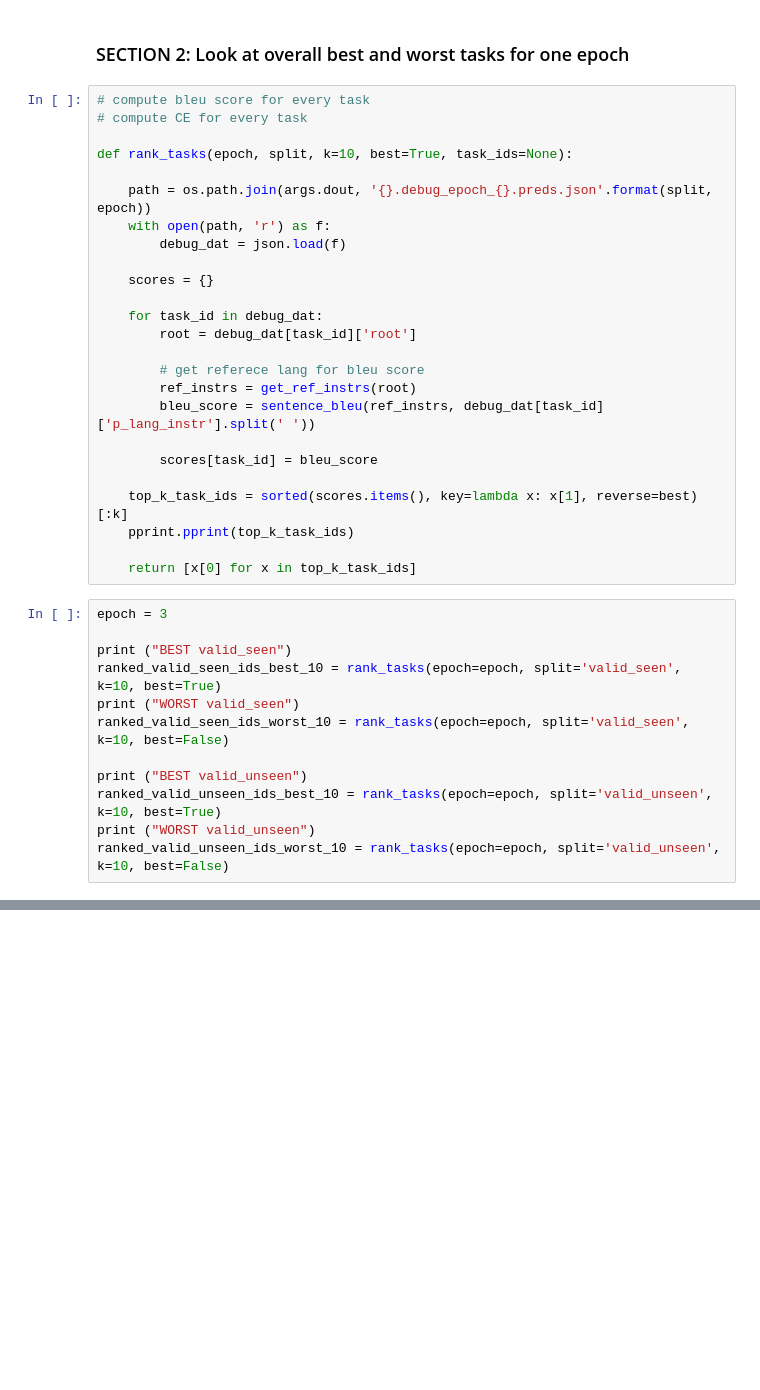
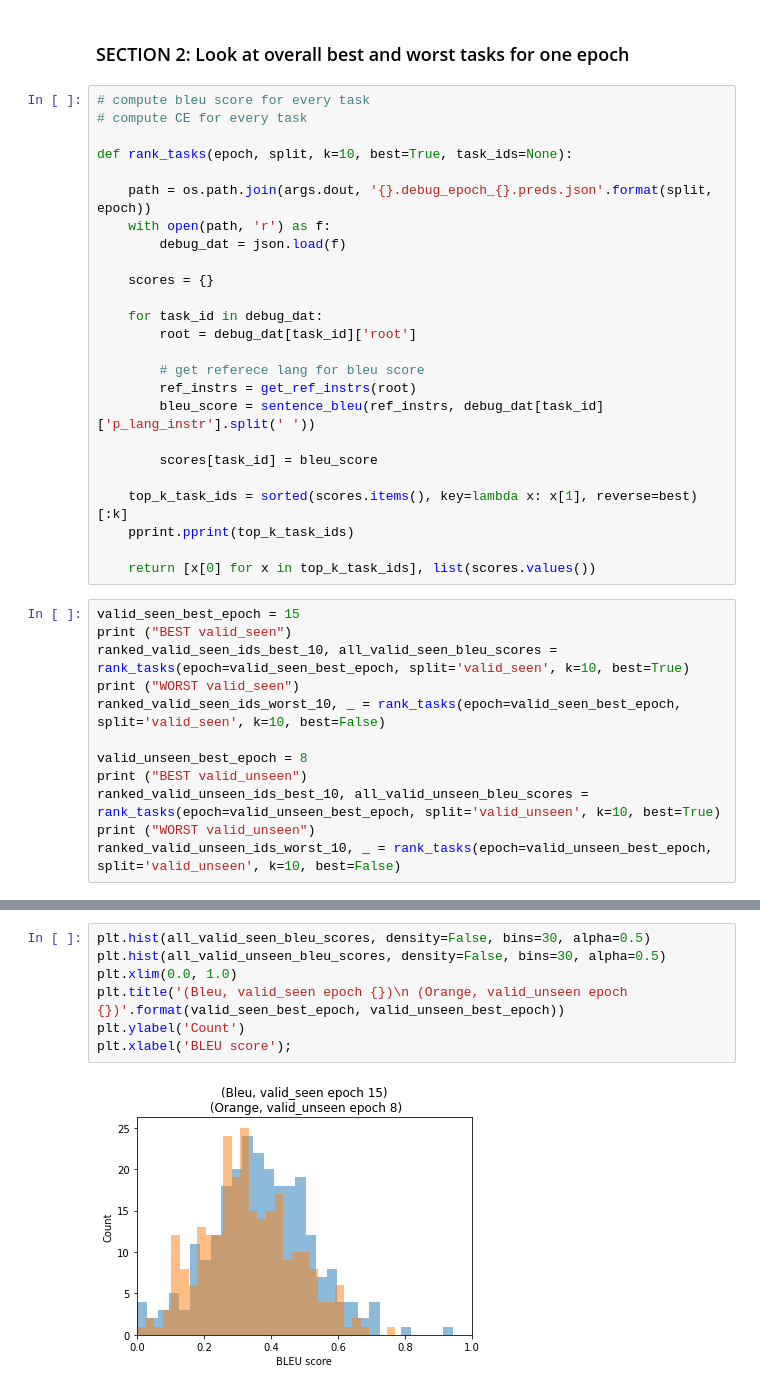
Before and after one commit to Chucooleg/alfred, a Jupyter notebook: Debug_train_v0.ipynb, the cells around one changed output, grey strips where cells are left out. Cells and saved outputs as stored; diff of their text form; blank space fills up the shorter version.

Commit message:
results for valid seen and unseen up to epoch 15

```diff
--- a/Debug_train_v0.ipynb
+++ b/Debug_train_v0.ipynb
@@ -250,18 +253,18 @@ def rank_tasks(epoch, split, k=10, best=True, task_ids=None):
     top_k_task_ids = sorted(scores.items(), key=lambda x: x[1], reverse=best)[:k]
     pprint.pprint(top_k_task_ids)
 
-    return [x[0] for x in top_k_task_ids]
+    return [x[0] for x in top_k_task_ids], list(scores.values())
 # %%
-epoch = 3
+valid_seen_best_epoch = 15
+print ("BEST valid_seen")
+ranked_valid_seen_ids_best_10, all_valid_seen_bleu_scores = rank_tasks(epoch=valid_seen_best_epoch, split='valid_seen', k=10, best=True)
+print ("WORST valid_seen")
+ranked_valid_seen_ids_worst_10, _ = rank_tasks(epoch=valid_seen_best_epoch, split='valid_seen', k=10, best=False)
 
-print ("BEST valid_seen")
-ranked_valid_seen_ids_best_10 = rank_tasks(epoch=epoch, split='valid_seen', k=10, best=True)
-print ("WORST valid_seen")
-ranked_valid_seen_ids_worst_10 = rank_tasks(epoch=epoch, split='valid_seen', k=10, best=False)
-
+valid_unseen_best_epoch = 8
 print ("BEST valid_unseen")
-ranked_valid_unseen_ids_best_10 = rank_tasks(epoch=epoch, split='valid_unseen', k=10, best=True)
+ranked_valid_unseen_ids_best_10, all_valid_unseen_bleu_scores = rank_tasks(epoch=valid_unseen_best_epoch, split='valid_unseen', k=10, best=True)
 print ("WORST valid_unseen")
-ranked_valid_unseen_ids_worst_10 = rank_tasks(epoch=epoch, split='valid_unseen', k=10, best=False)
+ranked_valid_unseen_ids_worst_10, _ = rank_tasks(epoch=valid_unseen_best_epoch, split='valid_unseen', k=10, best=False)
 # %% [output]
 BEST valid_seen
@@ -306,2 +293,11 @@ WORST valid_unseen
+# %%
+plt.hist(all_valid_seen_bleu_scores, density=False, bins=30, alpha=0.5)
+plt.hist(all_valid_unseen_bleu_scores, density=False, bins=30, alpha=0.5)
+plt.xlim(0.0, 1.0)
+plt.title('(Bleu, valid_seen epoch {})\n (Orange, valid_unseen epoch {})'.format(valid_seen_best_epoch, valid_unseen_best_epoch))
+plt.ylabel('Count')
+plt.xlabel('BLEU score');
+# %% [output]
+[figure, added]
 # %%
 # BEST valid_seen
```
Also changed, not shown: parts of 11 cells of this notebook.
